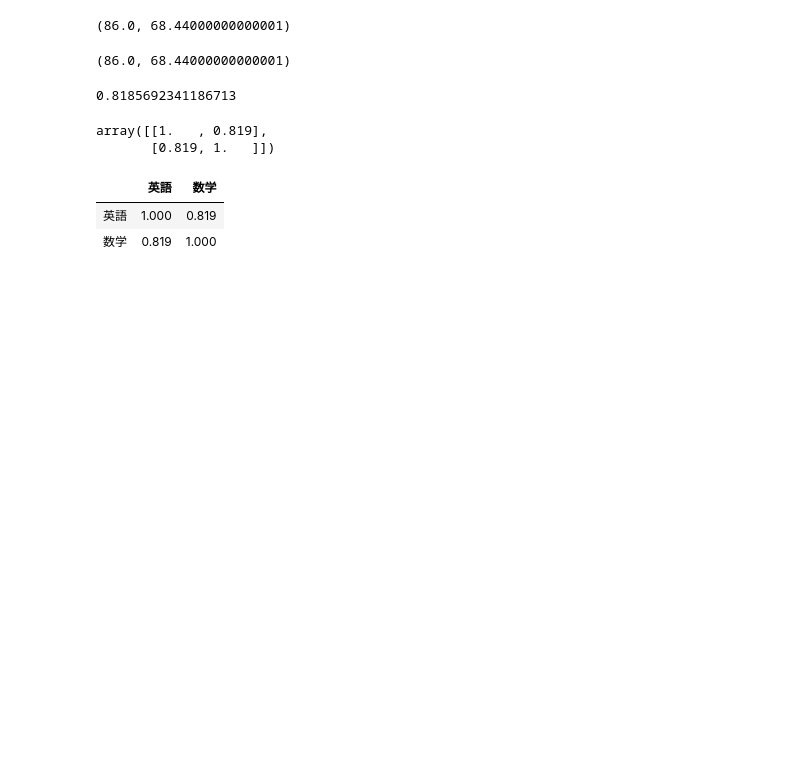
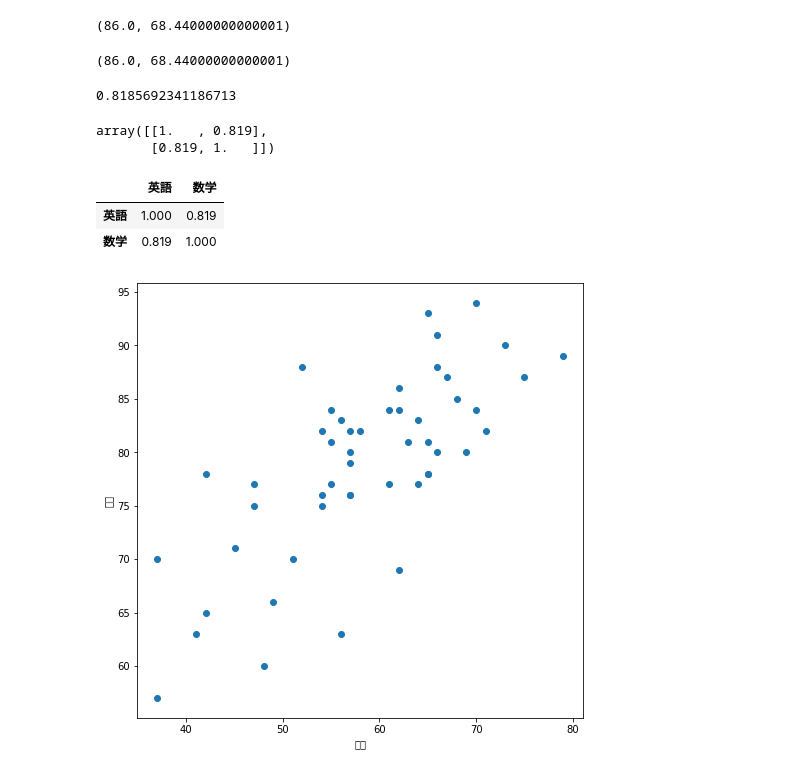
Before and after one commit to katuhito/python_statistics, a Jupyter notebook: Organize 2D data.ipynb, the cells around one changed output. Cells and saved outputs as stored; diff of their text form; code cells hidden in the pictures; blank space fills up the shorter version.

Commit message:
Visualization of 2D data

```diff
--- a/Organize 2D data.ipynb
+++ b/Organize 2D data.ipynb
@@ -128,0 +135,18 @@ scores_df.corr()
+# %%
+#散布図
+#scatterメソッドで散布図を描画できる。
+#scatterの第1引数がx軸、第2引数がy軸のデータである。
+english_scores = np.array(df['英語'])
+math_scores = np.array(df['数学'])
+
+fig = plt.figure(figsize=(8, 8))
+ax = fig.add_subplot(111)
+
+#散布図
+ax.scatter(english_scores, math_scores)
+ax.set_xlabel('英語')
+ax.set_ylabel('数学')
+
+plt.show()
+# %% [output]
+[figure, added]
```
Also changed, not shown: parts of 6 cells of this notebook, 1 other file.
